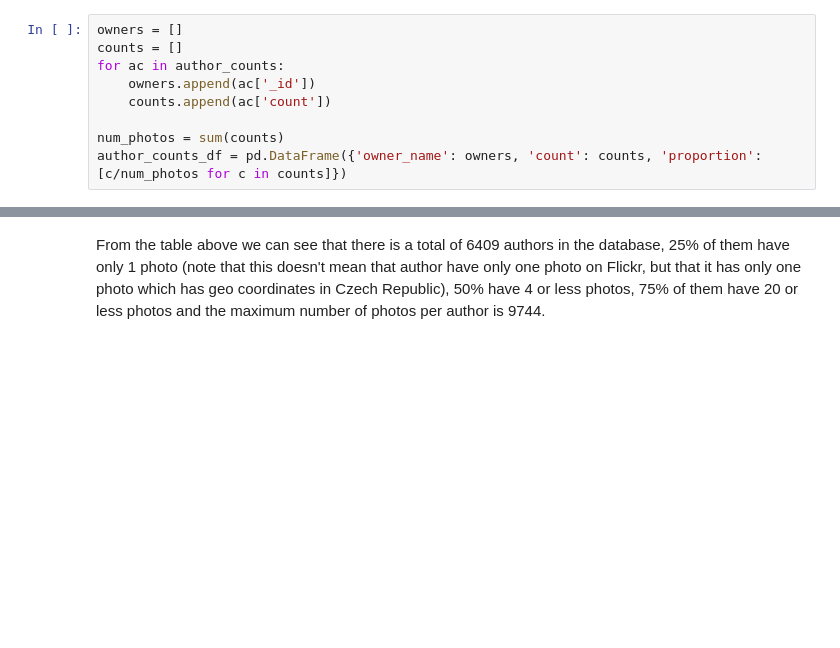
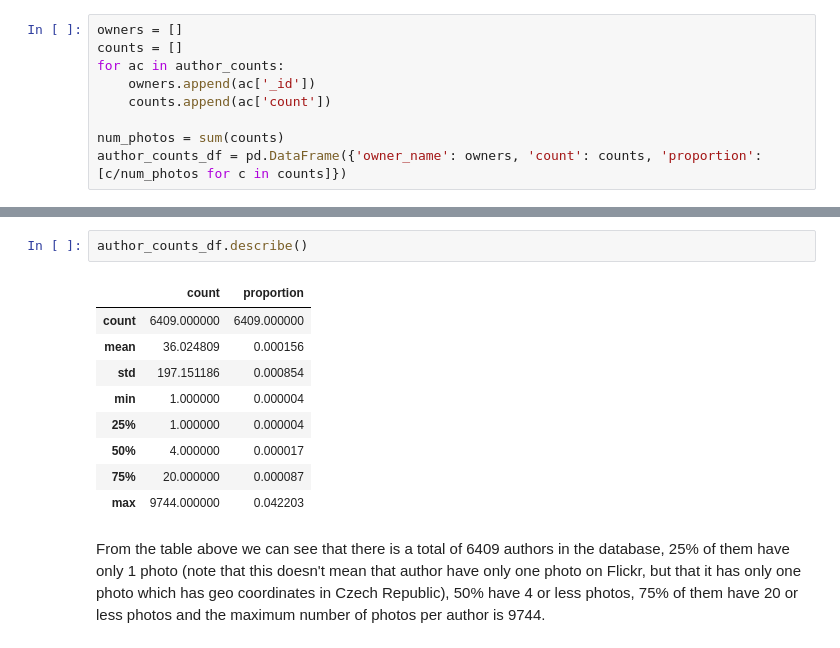
Before and after one commit to ABlack-git/diploma-thesis, a Jupyter notebook: notebooks/data_analysis.ipynb, the cells around one changed output, grey strips where cells are left out. Drawn from its saved outputs; the diff is of its cells as text; blank space fills up the shorter version.

```diff
--- a/notebooks/data_analysis.ipynb
+++ b/notebooks/data_analysis.ipynb
@@ -202,3 +206,15 @@ g.axes.set_xticks([1,2,5,10,25,50,100,250,500,1000,10000]);
+# %%
+author_counts_df.describe()
+# %% [output]
+|  | count | proportion |
+| count | 6409.000000 | 6409.000000 |
+| mean | 36.024809 | 0.000156 |
+| std | 197.151186 | 0.000854 |
+| min | 1.000000 | 0.000004 |
+| 25% | 1.000000 | 0.000004 |
+| 50% | 4.000000 | 0.000017 |
+| 75% | 20.000000 | 0.000087 |
+| max | 9744.000000 | 0.042203 |
 # %% [markdown]
 From the table above we can see that there is a total of 6409 authors in the database, 25% of them have only 1 photo (note that this doesn't mean that author have only one photo on Flickr, but that it has only one photo which has geo coordinates in Czech Republic), 50% have 4 or less photos, 75% of them have 20 or less photos and the maximum number of photos per author is 9744.
 # %% [markdown]
```
Also changed, not shown: parts of 16 cells of this notebook, 8 other files.
